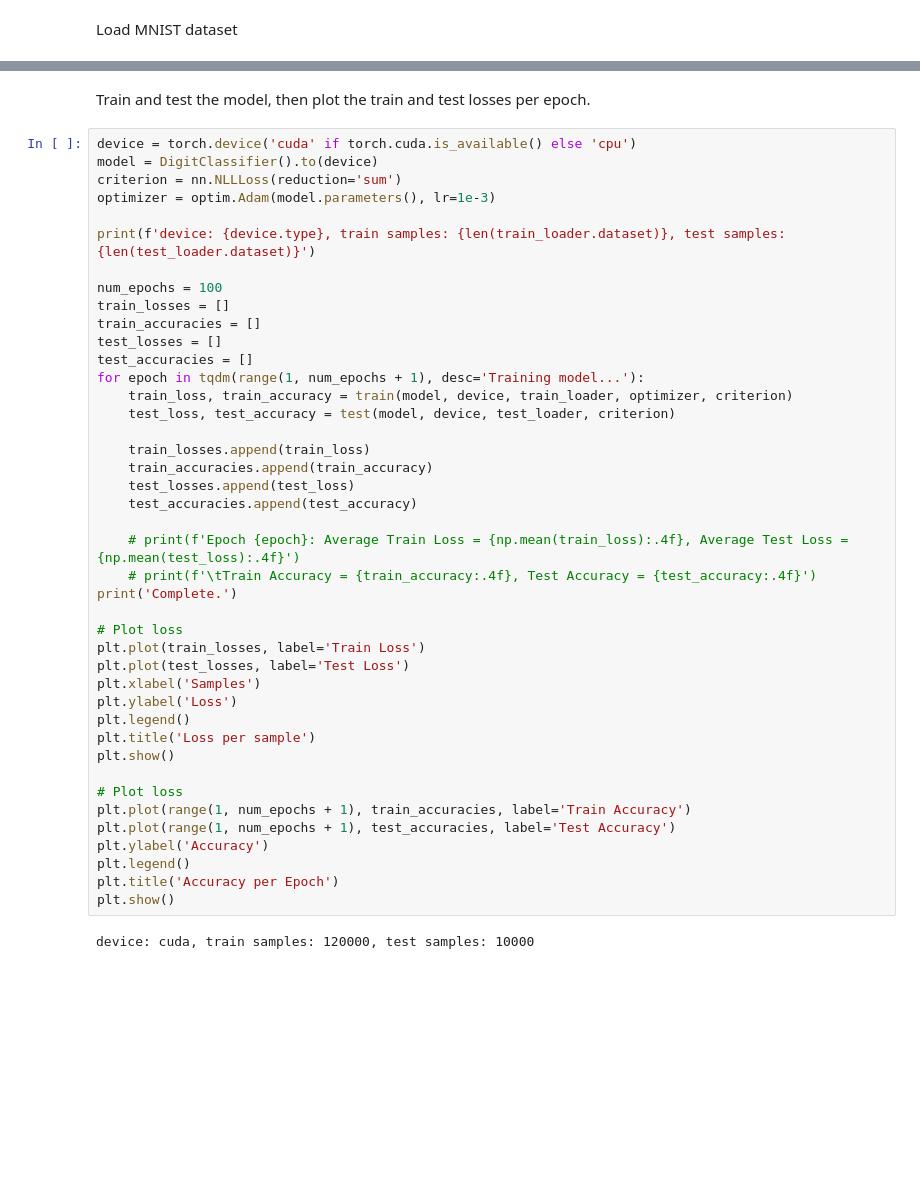
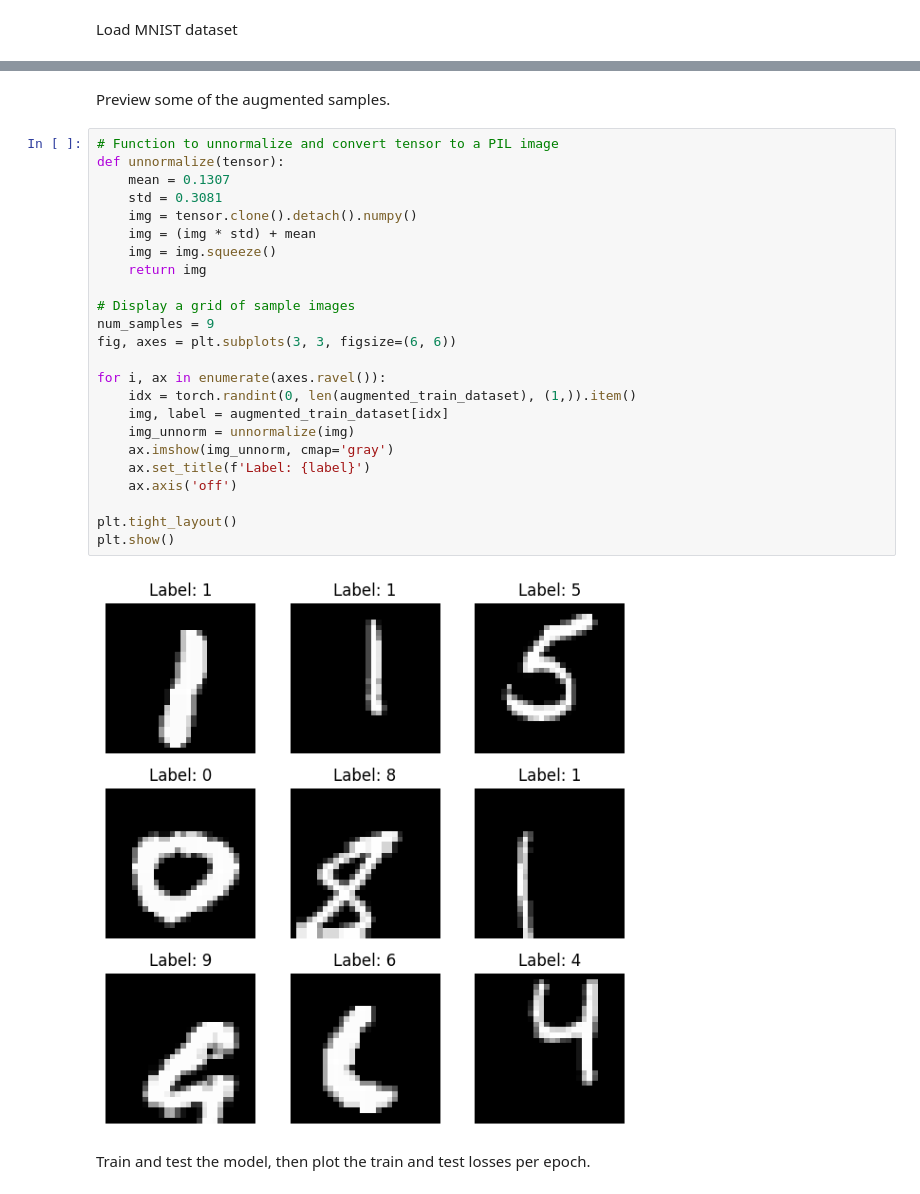
Before and after one commit to andgate/mnist, a Jupyter notebook: mnist.ipynb, the cells around one changed output, grey strips where cells are left out. Cells and saved outputs as stored; diff of their text form; blank space fills up the shorter version.

```diff
--- a/mnist.ipynb
+++ b/mnist.ipynb
@@ -128,46 +226,30 @@ def test(model, device, test_loader, criterion):
+# %% [markdown]
+Preview some of the augmented samples.
+# %%
+# Function to unnormalize and convert tensor to a PIL image
+def unnormalize(tensor):
+    mean = 0.1307
+    std = 0.3081
+    img = tensor.clone().detach().numpy()
+    img = (img * std) + mean
+    img = img.squeeze()
+    return img
+
+# Display a grid of sample images
+num_samples = 9
+fig, axes = plt.subplots(3, 3, figsize=(6, 6))
+
+for i, ax in enumerate(axes.ravel()):
+    idx = torch.randint(0, len(augmented_train_dataset), (1,)).item()
+    img, label = augmented_train_dataset[idx]
+    img_unnorm = unnormalize(img)
+    ax.imshow(img_unnorm, cmap='gray')
+    ax.set_title(f'Label: {label}')
+    ax.axis('off')
+
+plt.tight_layout()
+plt.show()
+# %% [output]
+[figure, added]
 # %% [markdown]
 Train and test the model, then plot the train and test losses per epoch.
-# %%
-device = torch.device('cuda' if torch.cuda.is_available() else 'cpu')
-model = DigitClassifier().to(device)
-criterion = nn.NLLLoss(reduction='sum')
-optimizer = optim.Adam(model.parameters(), lr=1e-3)
-
-print(f'device: {device.type}, train samples: {len(train_loader.dataset)}, test samples: {len(test_loader.dataset)}')
-
-num_epochs = 100
-train_losses = []
-train_accuracies = []
-test_losses = []
-test_accuracies = []
-for epoch in tqdm(range(1, num_epochs + 1), desc='Training model...'):
-    train_loss, train_accuracy = train(model, device, train_loader, optimizer, criterion)
-    test_loss, test_accuracy = test(model, device, test_loader, criterion)
-
-    train_losses.append(train_loss)
-    train_accuracies.append(train_accuracy)
-    test_losses.append(test_loss)
-    test_accuracies.append(test_accuracy)
-
-    # print(f'Epoch {epoch}: Average Train Loss = {np.mean(train_loss):.4f}, Average Test Loss = {np.mean(test_loss):.4f}')
-    # print(f'\tTrain Accuracy = {train_accuracy:.4f}, Test Accuracy = {test_accuracy:.4f}')
-print('Complete.')
-
-# Plot loss
-plt.plot(train_losses, label='Train Loss')
-plt.plot(test_losses, label='Test Loss')
-plt.xlabel('Samples')
-plt.ylabel('Loss')
-plt.legend()
-plt.title('Loss per sample')
-plt.show()
-
-# Plot loss
-plt.plot(range(1, num_epochs + 1), train_accuracies, label='Train Accuracy')
-plt.plot(range(1, num_epochs + 1), test_accuracies, label='Test Accuracy')
-plt.ylabel('Accuracy')
-plt.legend()
-plt.title('Accuracy per Epoch')
-plt.show()
-# %% [output]
-device: cuda, train samples: 120000, test samples: 10000
```
Also changed, not shown: parts of 20 cells of this notebook, 16 other files.
